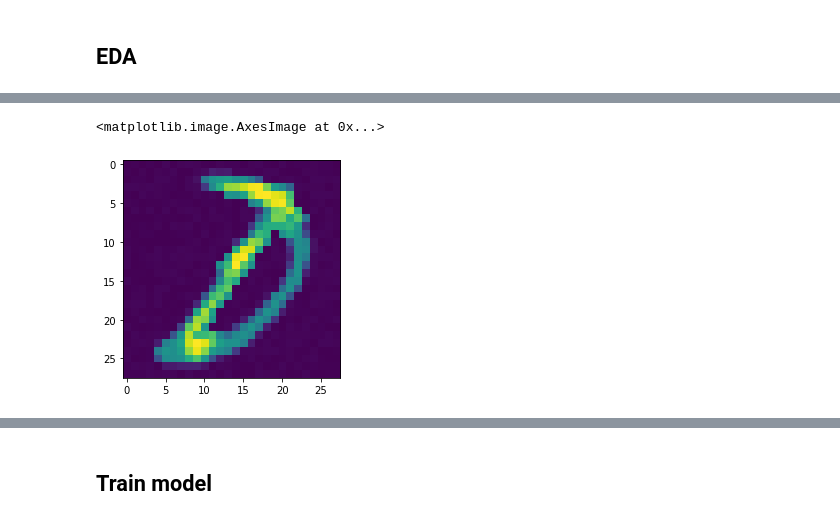
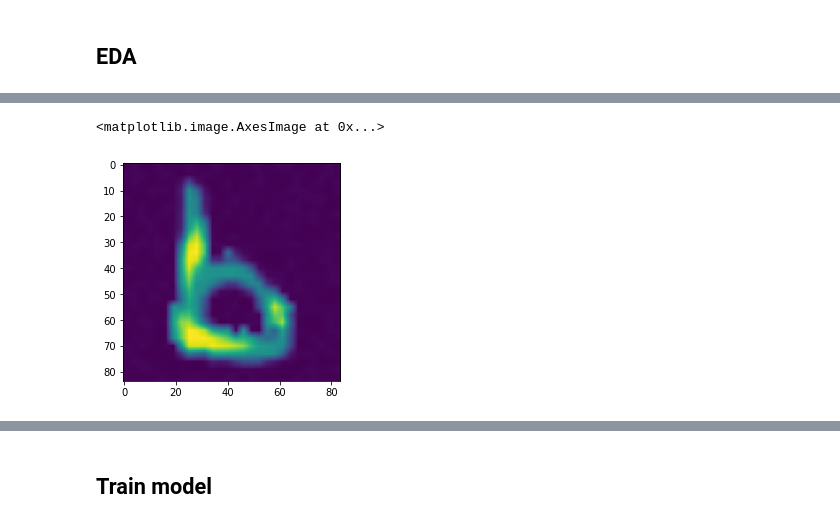
Before and after one commit to jihyejjang/dacon-image-classifier, a Jupyter notebook: 0905_0.87254(minji)_preprocessing.ipynb, the cells around one changed output, grey strips where cells are left out. Cells and saved outputs as stored; diff of their text form; code cells hidden in the pictures.

```diff
--- a/0905_0.87254(minji)_preprocessing.ipynb
+++ b/0905_0.87254(minji)_preprocessing.ipynb
@@ -51,10 +105,12 @@ plt.show()
 # %%
+#이미지 크기 확대
 x_train = train.drop(['id', 'digit', 'letter'], axis=1).values
-x_train = x_train.reshape(-1, 28, 28, 1)
+x_train = x_train.reshape(-1, 28, 28, 1).astype('float32') #resize에러 float32로 바꿔 해결함
+x_train = [cv2.resize(im,dsize=(84,84),interpolation=cv2.INTER_LINEAR) for im in x_train]
 #x_train = x_train/255 # data 정규화
 #img=x_train[0].reshape(28,28).astype(int)
 # %%
-plt.imshow(x_train[3]) #원본
+plt.imshow(x_train[1]) #3배로 확대만 한 원본
 # %% [output]
 <matplotlib.image.AxesImage at 0x...>
-[figure, old version]
+[figure, new version]
```
Also changed, not shown: parts of 37 cells of this notebook, 2 other files.
